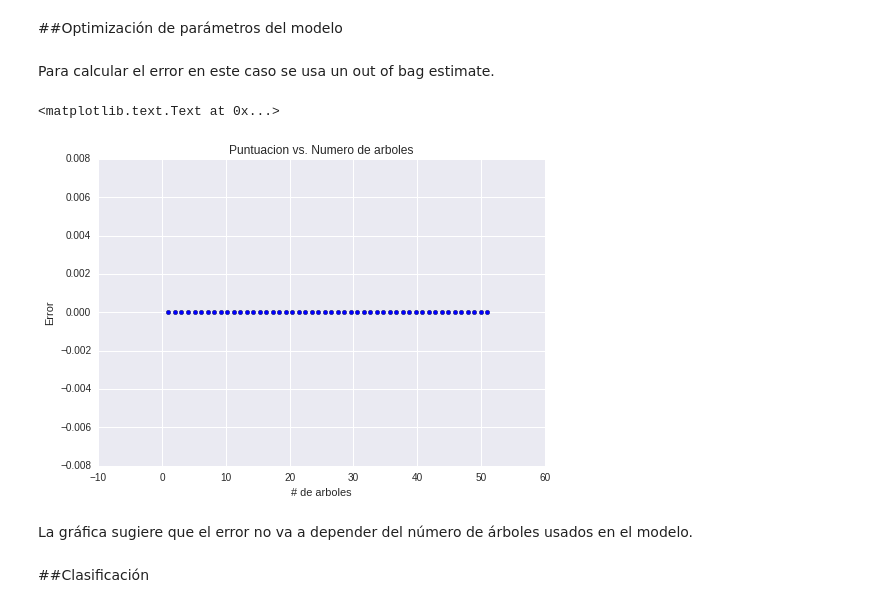
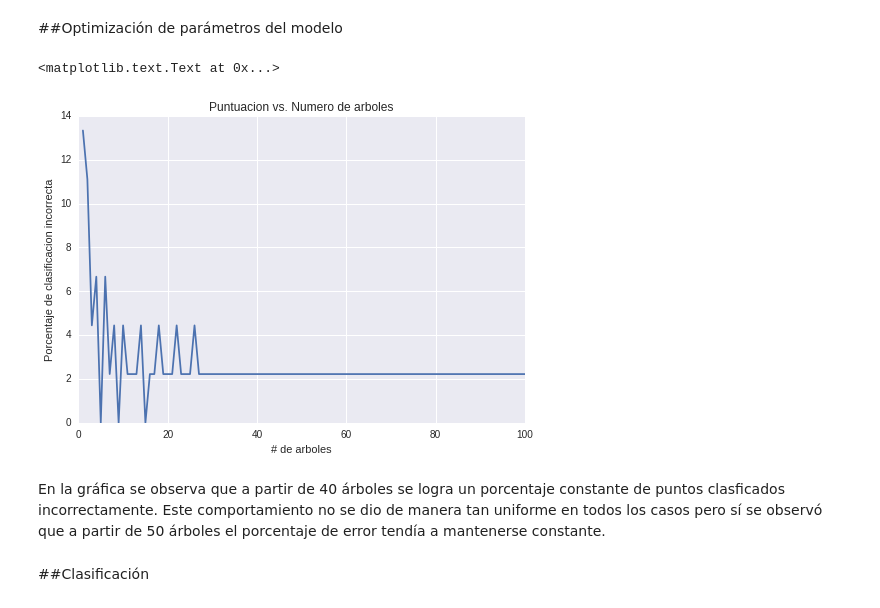
Before and after one commit to scaldas/MCA_EjerciciosESLCap2, a Jupyter notebook: vino/Vino.ipynb, the cells around one changed output. Saved outputs shown, nothing was run; the diff lists cells and outputs as text; code cells hidden in the pictures.

```diff
--- a/vino/Vino.ipynb
+++ b/vino/Vino.ipynb
@@ -93,26 +95,29 @@ from sklearn.ensemble import RandomForestClassifier
 # %% [markdown]
 ##Optimización de parámetros del modelo
 # %%
-n_trees_total = 50
+n_trees_total = 100
 error_rf = np.zeros(n_trees_total)
 m = 3 #Se toma como el numero de predictores como sqrt(p)
 for i in range(1,n_trees_total+1):
-    rf_test = RandomForestClassifier(n_estimators = n_trees_total, max_features =  m)
-    fit = rf_test.fit(X_train, Y_train)
-    error_rf[i-1] = fit.oob_score
+    rf_test = RandomForestClassifier(n_estimators = i, max_features =  m)
+    rf_test.fit(X_train, Y_train)
+    predict_rf_test = rf_test.predict(X_test)
+    good_class_rf = 0
+    for j in range(len(predict_rf_test)):
+        if predict_rf_test[j] == Y_test.iloc[j]:
+            good_class_rf += 1
+    error_rf[i-1] = 1- float(good_class_rf)/float(len(predict_rf_test))
-# %% [markdown]
-Para calcular el error en este caso se usa un out of bag estimate.
 # %%
-x = linspace(1, n_trees_total+1, n_trees_total)
-scatter(x, error_rf)
+x = range(1, n_trees_total+1)
+plot(x, error_rf*100)
 title("Puntuacion vs. Numero de arboles")
 xlabel("# de arboles")
-ylabel("Error")
+ylabel("Porcentaje de clasificacion incorrecta")
 # %% [output]
 <matplotlib.text.Text at 0x...>
-[figure, old version]
+[figure, new version]
-# %% [markdown]
-La gráfica sugiere que el error no va a depender del número de árboles usados en el modelo.
+# %% [markdown]
+En la gráfica se observa que a partir de 40 árboles se logra un porcentaje constante de puntos clasficados incorrectamente. Este comportamiento no se dio de manera tan uniforme en todos los casos pero sí se observó que a partir de 50 árboles el porcentaje de error tendía a mantenerse constante.
 # %% [markdown]
 ##Clasificación
 # %%
```
Also changed, not shown: parts of 16 cells of this notebook.
